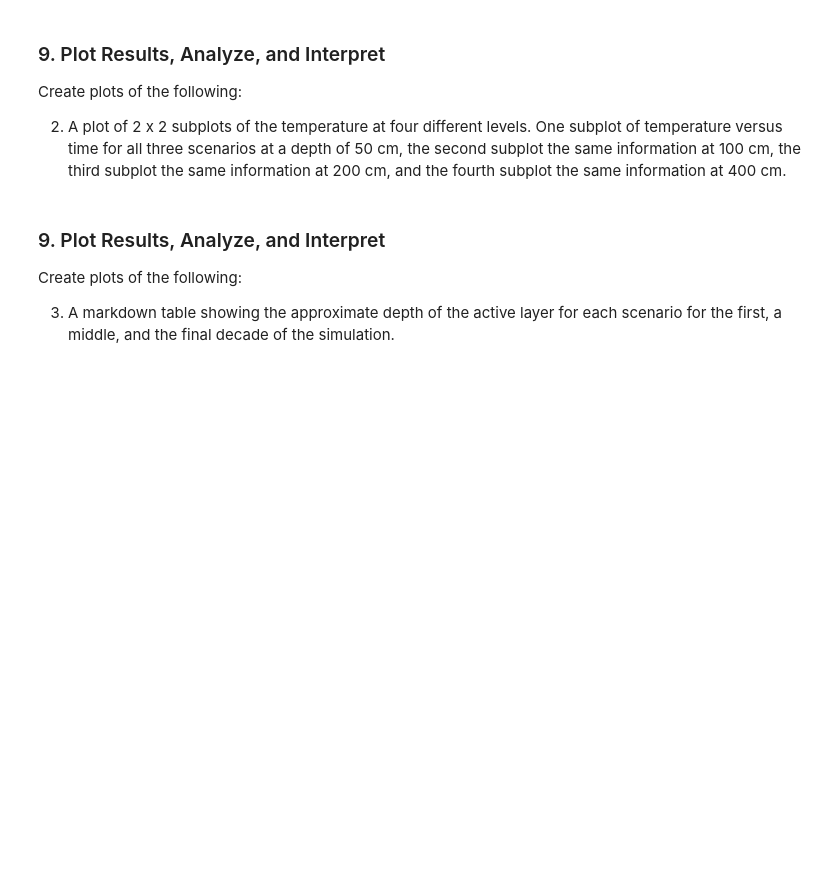
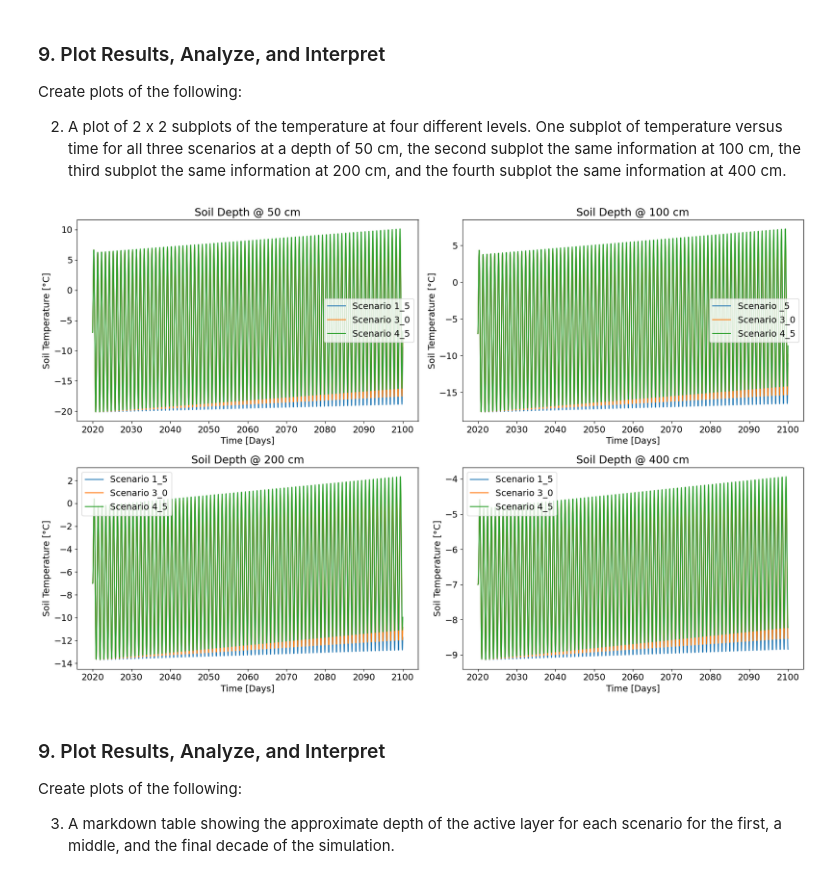
Before and after one commit to Roythebuilder15/Geos518, a Jupyter notebook: Module 3/mod03_1D-Diffusion-Assignment.ipynb, the cells around one changed output. Drawn from its saved outputs; the diff is of its cells as text; code cells hidden in the pictures; blank space fills up the shorter version.

```diff
--- a/Module 3/mod03_1D-Diffusion-Assignment.ipynb
+++ b/Module 3/mod03_1D-Diffusion-Assignment.ipynb
@@ -359,6 +359,69 @@ plt.show()
 Create plots of the following:
 
 2. A plot of 2 x 2 subplots of the temperature at four different levels. One subplot of temperature versus time for all three scenarios at a depth of 50 cm, the second subplot the same information at 100 cm, the third subplot the same information at 200 cm, and the fourth subplot the same information at 400 cm.
+# %%
+# Plot soil temperature at 4 specific soil layers (50 cm, 100 cm, 200 cm, 400 cm) with all three scenarios
+# on the same plot
+
+plt.figure(figsize = (17,11))
+plt.rcParams.update({'font.size': 14})
+
+# singles out the soil layer we are looking at
+z50 = (np.absolute(z-50.0)).argmin()
+z100 = (np.absolute(z-100.0)).argmin()
+z200 = (np.absolute(z-200.0)).argmin()
+z400 = (np.absolute(z-400.0)).argmin()
+# ".absolute" calculates the absoulte value element wise
+# ".argmin" returns the indeices of the miniumu values along an axis
+
+
+# Soil depth = 50 cm
+plt.subplot(2,2,1)
+plt.plot(t,Ts_15[z50,:],label='Scenario 1_5')
+plt.plot(t,Ts_30[z50,:],label='Scenario 3_0')
+plt.plot(t,Ts_45[z50,:],label='Scenario 4_5')
+plt.xlabel('Time [Days]')
+plt.ylabel('Soil Temperature [°C]')
+plt.title('Soil Depth @ 50 cm')
+plt.legend()
+plt.tight_layout()
+
+# Soil depth = 100 cm
+plt.subplot(2,2,2)
+plt.plot(t,Ts_15[z100,:],label='Scenario _5')
+plt.plot(t,Ts_30[z100,:],label='Scenario 3_0')
+plt.plot(t,Ts_45[z100,:],label='Scenario 4_5')
+plt.xlabel('Time [Days]')
+plt.ylabel('Soil Temperature [°C]')
+plt.title('Soil Depth @ 100 cm')
+plt.legend()
+plt.tight_layout()
+
+# Soil depth = 200 cm
+plt.subplot(2,2,3)
+plt.plot(t,Ts_15[z200,:],label='Scenario 1_5')
+plt.plot(t,Ts_30[z200,:],label='Scenario 3_0')
+plt.plot(t,Ts_45[z200,:],label='Scenario 4_5')
+plt.xlabel('Time [Days]')
+plt.ylabel('Soil Temperature [°C]')
+plt.title('Soil Depth @ 200 cm')
+plt.legend()
+plt.tight_layout()
+
+# Soil depth = 400 cm
+plt.subplot(2,2,4)
+plt.plot(t,Ts_15[z400,:],label='Scenario 1_5')
+plt.plot(t,Ts_30[z400,:],label='Scenario 3_0')
+plt.plot(t,Ts_45[z400,:],label='Scenario 4_5')
+plt.xlabel('Time [Days]')
+plt.ylabel('Soil Temperature [°C]')
+plt.title('Soil Depth @ 400 cm')
+plt.legend()
+
+plt.tight_layout()
+plt.show()
+# %% [output]
+[figure, added]
 # %% [markdown]
 ### 9. Plot Results, Analyze, and Interpret
 
```
Also changed, not shown: parts of 1 cell of this notebook.
